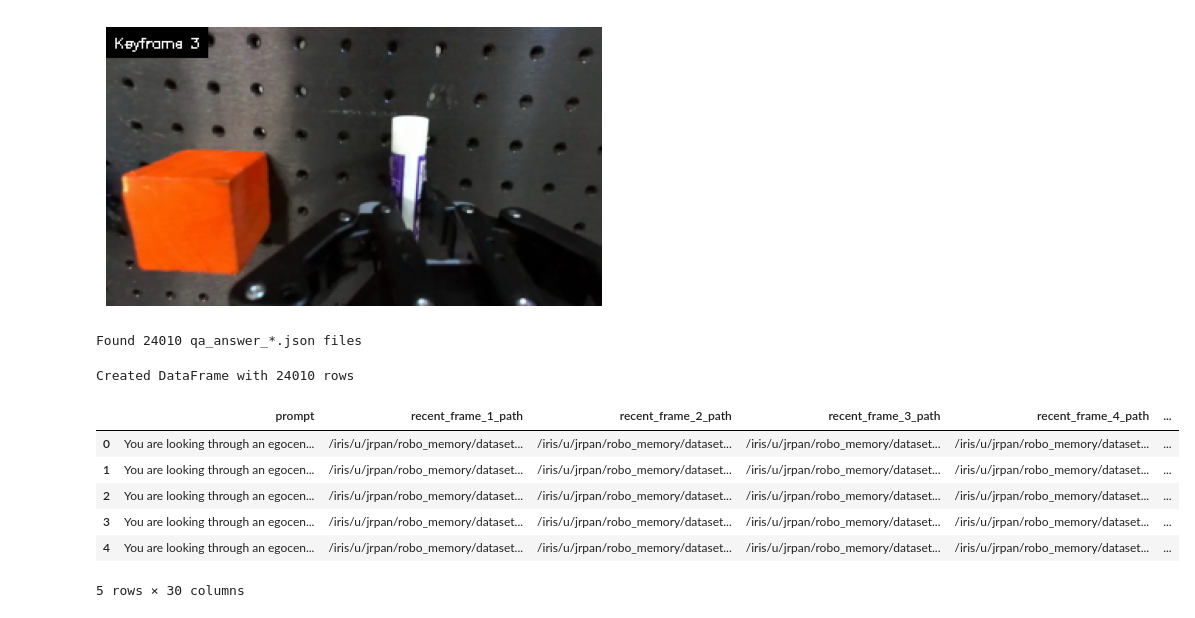
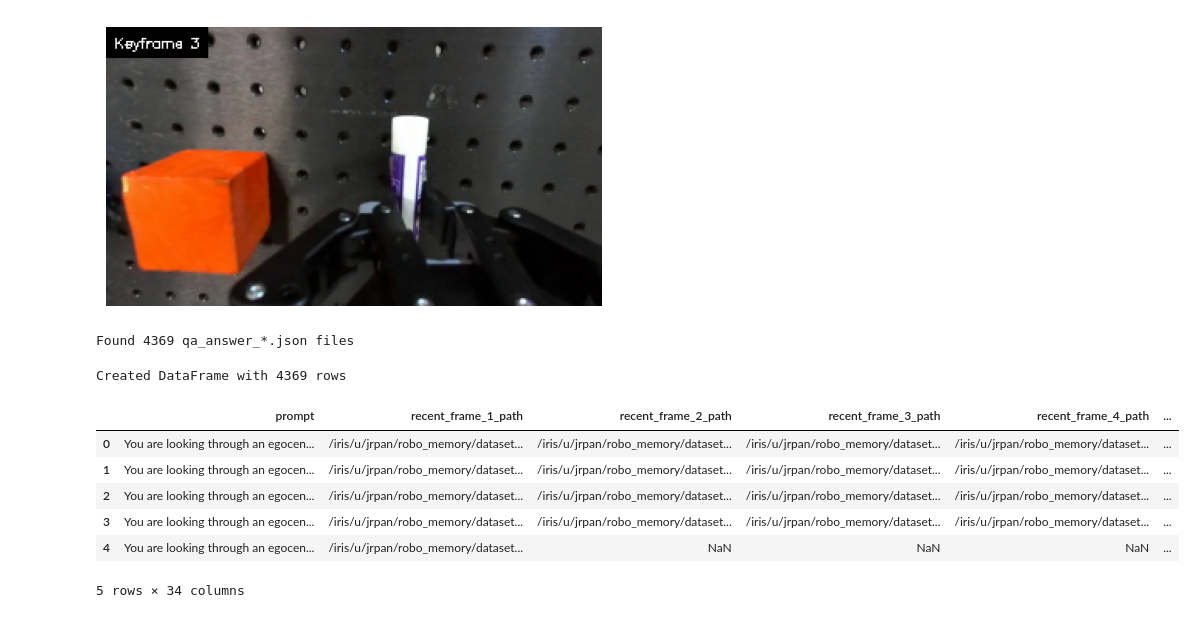
Before and after one commit to jen-pan/openpi, a Jupyter notebook: process_subtask_data_into_lerobot.ipynb, the cells around one changed output. Saved outputs shown, nothing was run; the diff lists cells and outputs as text; code cells hidden in the pictures.

```diff
--- a/process_subtask_data_into_lerobot.ipynb
+++ b/process_subtask_data_into_lerobot.ipynb
@@ -80,7 +80,7 @@ def extract_text_from_qa_primitive_prediction(json_path):
                         text_content[f"recent_frame_{i}_path"] = frame_path
                 elif 'image' in content and role == 'user':
                     keyframe_index = 1
-                    while f"keyframe_{keyframe_index}_path" in text_content and keyframe_index <= 3:
+                    while f"keyframe_{keyframe_index}_path" in text_content and keyframe_index <= KEYFRAME_NUM:
                         keyframe_index += 1
                     # Take up to the first 6 keyframes
                     if keyframe_index <= KEYFRAME_NUM:
@@ -171,32 +171,32 @@ plt.show()
 # %%
 from concurrent.futures import ProcessPoolExecutor
 import multiprocessing
 
-base_dir = "/iris/u/jrpan/robo_memory/datasets/split_keyframes_subsample_5_augment_05_new_fs_prompt_new_golden_frames"
+base_dir = "/iris/u/jrpan/robo_memory/datasets/split_keyframes_subsample_5_augment_05_new_fs_prompt_new_golden_frames_test"
 qa_answer_files = glob.glob(os.path.join(base_dir, "*/qa_data/qa_answer_*.json"))
 print(f"Found {len(qa_answer_files)} qa_answer_*.json files")
 
 max_workers = min(multiprocessing.cpu_count(), len(qa_answer_files))
 all_extracted_data = []
 
-with ProcessPoolExecutor(max_workers=max_workers) as executor:
+with ProcessPoolExecutor(max_workers=80) as executor:
     futures = [executor.submit(process_single_file, json_file) for json_file in qa_answer_files]
 
     for future in tqdm(futures, desc="Processing files"):
         result = future.result()
         if result is not None:
             all_extracted_data.append(result)
 
 df = pd.DataFrame(all_extracted_data)
 print(f"Created DataFrame with {len(df)} rows")
 df.head(5)
 # %% [output]
-Found 24010 qa_answer_*.json files
+Found 4369 qa_answer_*.json files
-Created DataFrame with 24010 rows
+Created DataFrame with 4369 rows
 |  | prompt | recent_frame_1_path | recent_frame_2_path | recent_frame_3_path | recent_frame_4_path | ... |
 | 0 | You are looking through an egocen... | /iris/u/jrpan/robo_memory/dataset... | /iris/u/jrpan/robo_memory/dataset... | /iris/u/jrpan/robo_memory/dataset... | /iris/u/jrpan/robo_memory/dataset... | ... |
 | 1 | You are looking through an egocen... | /iris/u/jrpan/robo_memory/dataset... | /iris/u/jrpan/robo_memory/dataset... | /iris/u/jrpan/robo_memory/dataset... | /iris/u/jrpan/robo_memory/dataset... | ... |
 | 2 | You are looking through an egocen... | /iris/u/jrpan/robo_memory/dataset... | /iris/u/jrpan/robo_memory/dataset... | /iris/u/jrpan/robo_memory/dataset... | /iris/u/jrpan/robo_memory/dataset... | ... |
 | 3 | You are looking through an egocen... | /iris/u/jrpan/robo_memory/dataset... | /iris/u/jrpan/robo_memory/dataset... | /iris/u/jrpan/robo_memory/dataset... | /iris/u/jrpan/robo_memory/dataset... | ... |
-| 4 | You are looking through an egocen... | /iris/u/jrpan/robo_memory/dataset... | /iris/u/jrpan/robo_memory/dataset... | /iris/u/jrpan/robo_memory/dataset... | /iris/u/jrpan/robo_memory/dataset... | ... |
+| 4 | You are looking through an egocen... | /iris/u/jrpan/robo_memory/dataset... | NaN | NaN | NaN | ... |
-5 rows × 30 columns
+5 rows × 34 columns
```
Also changed, not shown: parts of 3 cells of this notebook, 2 other files.
